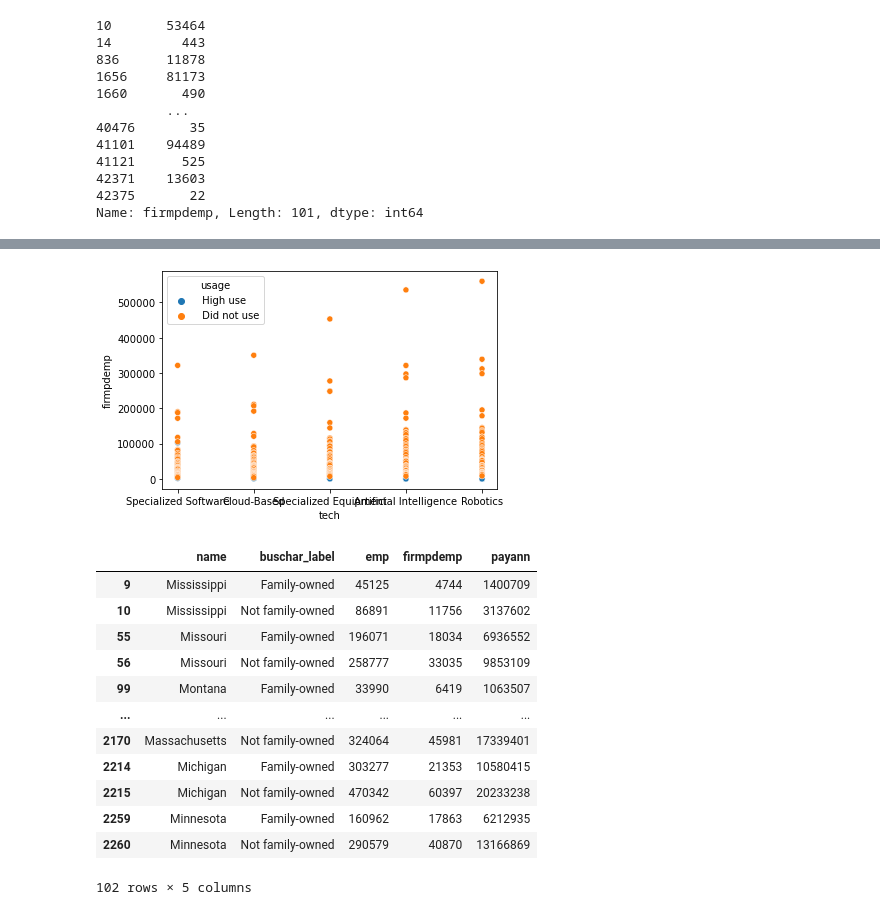
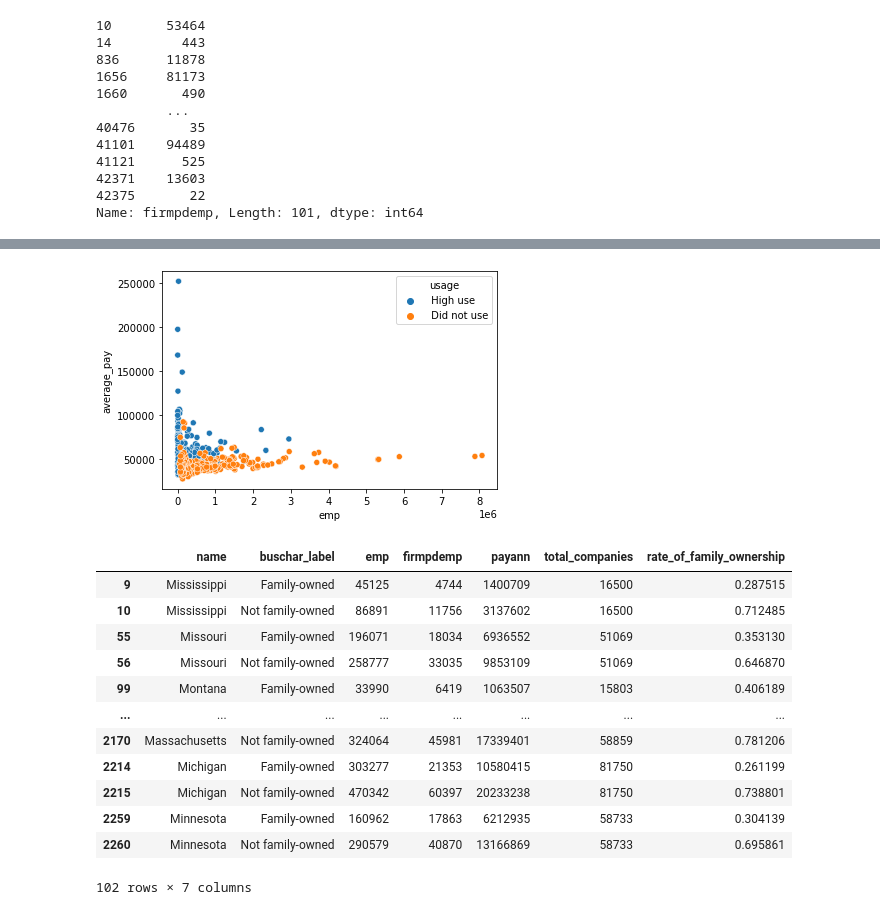
Before and after one commit to jedc4xer/abs_group_assessment, a Jupyter notebook: jeds_visualizations.ipynb, the cells around one changed output, grey strips where cells are left out. Saved outputs shown, nothing was run; the diff lists cells and outputs as text; code cells hidden in the pictures.

```diff
--- a/jeds_visualizations.ipynb
+++ b/jeds_visualizations.ipynb
@@ -269,3 +269,9 @@ tech_subset.head(2)
 |  | name | emp | firmpdemp | industry | payann | techuse_label | tech | usage | total_companies | ... |
 | 3380 | California | 2947626 | 102413 | Total for all sectors | 215223062 | Specialized Software: High use | Specialized Software | High use | 424022 | ... |
 | 3372 | California | 2216353 | 70133 | Total for all sectors | 185466118 | Cloud-Based: High use | Cloud-Based | High use | 420548 | ... |
+# %%
+tech_subset = bus_tech_df[(bus_tech_df['industry_code'] == '00') & (bus_tech_df['gender'] == 'Total') & (bus_tech_df['emp'] != 0)].drop_duplicates()
+tech_subset = tech_subset[['name','emp','firmpdemp','industry','payann','techuse_label']]
+tech_subset = tech_subset[(tech_subset['techuse_label'].str.contains('Did not use|High use'))]
+tech_subset[['tech','usage']] = tech_subset.apply(lambda row: row['techuse_label'].split(":"), axis = 1, result_type = 'expand')
+tech_subset
@@ -272,22 +333,30 @@ tech_subset.head(2)
+# %%
+tech_subset['total_companies'] = tech_subset.groupby(by = ['name','tech'])['firmpdemp'].transform('sum')
+tech_subset['use_rate'] = tech_subset['firmpdemp'] / tech_subset['total_companies']
+tech_subset['average_pay'] = 1000 * (tech_subset['payann'] / tech_subset['emp'])
+tech_subset.sort_values(by = ['usage', 'firmpdemp'], ascending = False, inplace = True)
+tech_subset.head(2)
 # %%
 fig = plt.Figure(figsize = (25,10))
-ax = sns.scatterplot(data = tech_subset, x = 'tech', y = 'firmpdemp', hue = 'usage', ci = None)
+ax = sns.scatterplot(data = tech_subset, x = 'emp', y = 'average_pay', hue = 'usage', ci = None)
 # %% [output]
-[figure, old version]
+[figure, new version]
 # %%
 family_owned = bus_char_df[(bus_char_df['buschar_label'].str.contains('amily'))][['name','buschar_label','emp','firmpdemp','payann']]
-family_owned[]
+family_owned['total_companies'] = family_owned.groupby(by = ['name'])['firmpdemp'].transform('sum')
+family_owned['rate_of_family_ownership'] = family_owned['firmpdemp'] / family_owned['total_companies']
+family_owned
 # %% [output]
-|  | name | buschar_label | emp | firmpdemp | payann |
-| 9 | Mississippi | Family-owned | 45125 | 4744 | 1400709 |
-| 10 | Mississippi | Not family-owned | 86891 | 11756 | 3137602 |
-| 55 | Missouri | Family-owned | 196071 | 18034 | 6936552 |
-| 56 | Missouri | Not family-owned | 258777 | 33035 | 9853109 |
-| 99 | Montana | Family-owned | 33990 | 6419 | 1063507 |
-| ... | ... | ... | ... | ... | ... |
-| 2170 | Massachusetts | Not family-owned | 324064 | 45981 | 17339401 |
-| 2214 | Michigan | Family-owned | 303277 | 21353 | 10580415 |
-| 2215 | Michigan | Not family-owned | 470342 | 60397 | 20233238 |
-| 2259 | Minnesota | Family-owned | 160962 | 17863 | 6212935 |
-| 2260 | Minnesota | Not family-owned | 290579 | 40870 | 13166869 |
+|  | name | buschar_label | emp | firmpdemp | payann | total_companies | rate_of_family_ownership |
+| 9 | Mississippi | Family-owned | 45125 | 4744 | 1400709 | 16500 | 0.287515 |
+| 10 | Mississippi | Not family-owned | 86891 | 11756 | 3137602 | 16500 | 0.712485 |
+| 55 | Missouri | Family-owned | 196071 | 18034 | 6936552 | 51069 | 0.353130 |
+| 56 | Missouri | Not family-owned | 258777 | 33035 | 9853109 | 51069 | 0.646870 |
+| 99 | Montana | Family-owned | 33990 | 6419 | 1063507 | 15803 | 0.406189 |
+| ... | ... | ... | ... | ... | ... | ... | ... |
+| 2170 | Massachusetts | Not family-owned | 324064 | 45981 | 17339401 | 58859 | 0.781206 |
+| 2214 | Michigan | Family-owned | 303277 | 21353 | 10580415 | 81750 | 0.261199 |
+| 2215 | Michigan | Not family-owned | 470342 | 60397 | 20233238 | 81750 | 0.738801 |
+| 2259 | Minnesota | Family-owned | 160962 | 17863 | 6212935 | 58733 | 0.304139 |
+| 2260 | Minnesota | Not family-owned | 290579 | 40870 | 13166869 | 58733 | 0.695861 |
-102 rows × 5 columns
+102 rows × 7 columns
```
Also changed, not shown: parts of 9 cells of this notebook, 1 other file.
